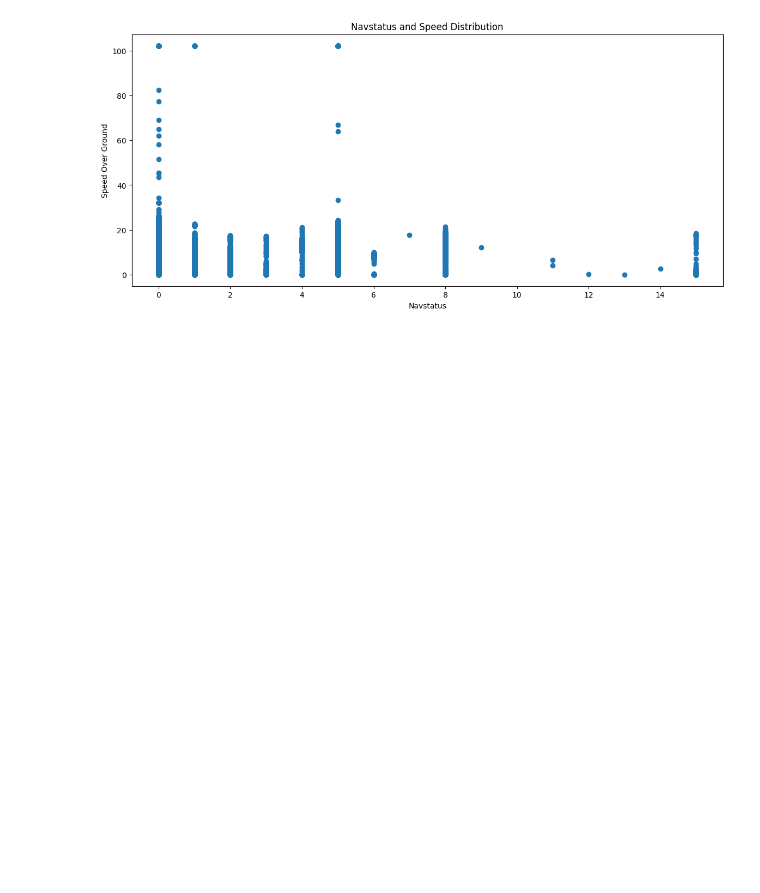
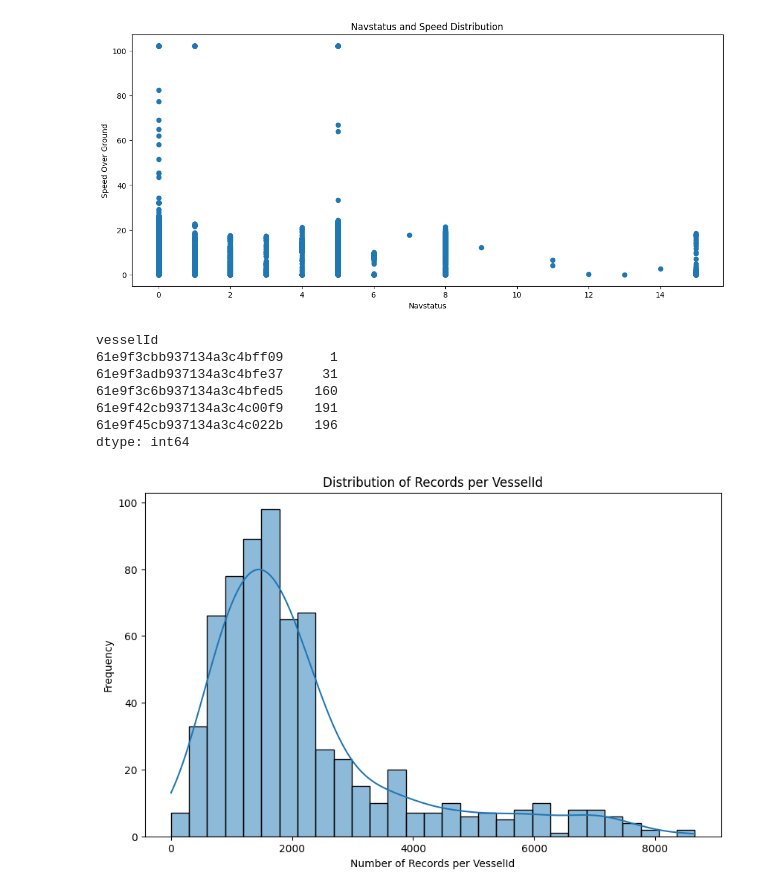
Before and after one commit to iverri/ML-Group-Project, a Jupyter notebook: src/data_analisys.ipynb, the cells around one changed output. Saved outputs shown, nothing was run; the diff lists cells and outputs as text; code cells hidden in the pictures; blank space fills up the shorter version.

Commit message:
Include distribution of vesssel ID

```diff
--- a/src/data_analisys.ipynb
+++ b/src/data_analisys.ipynb
@@ -130,3 +130,23 @@ plt.ylabel('Speed Over Ground')
 plt.show()
 # %% [output]
 [figure]
+# %%
+vessel_counts = ais_train.groupby("vesselId").size()
+print(vessel_counts.sort_values().head())
+
+# Plot the distribution as a histogram
+plt.figure(figsize=(10, 6))
+sns.histplot(vessel_counts, kde=True)  # kde=True adds a smooth density estimate curve
+plt.title("Distribution of Records per VesselId")
+plt.xlabel("Number of Records per VesselId")
+plt.ylabel("Frequency")
+plt.show()
+# %% [output]
+vesselId
+61e9f3cbb937134a3c4bff09      1
+61e9f3adb937134a3c4bfe37     31
+61e9f3c6b937134a3c4bfed5    160
+61e9f42cb937134a3c4c00f9    191
+61e9f45cb937134a3c4c022b    196
+dtype: int64
+[figure, added]
```
